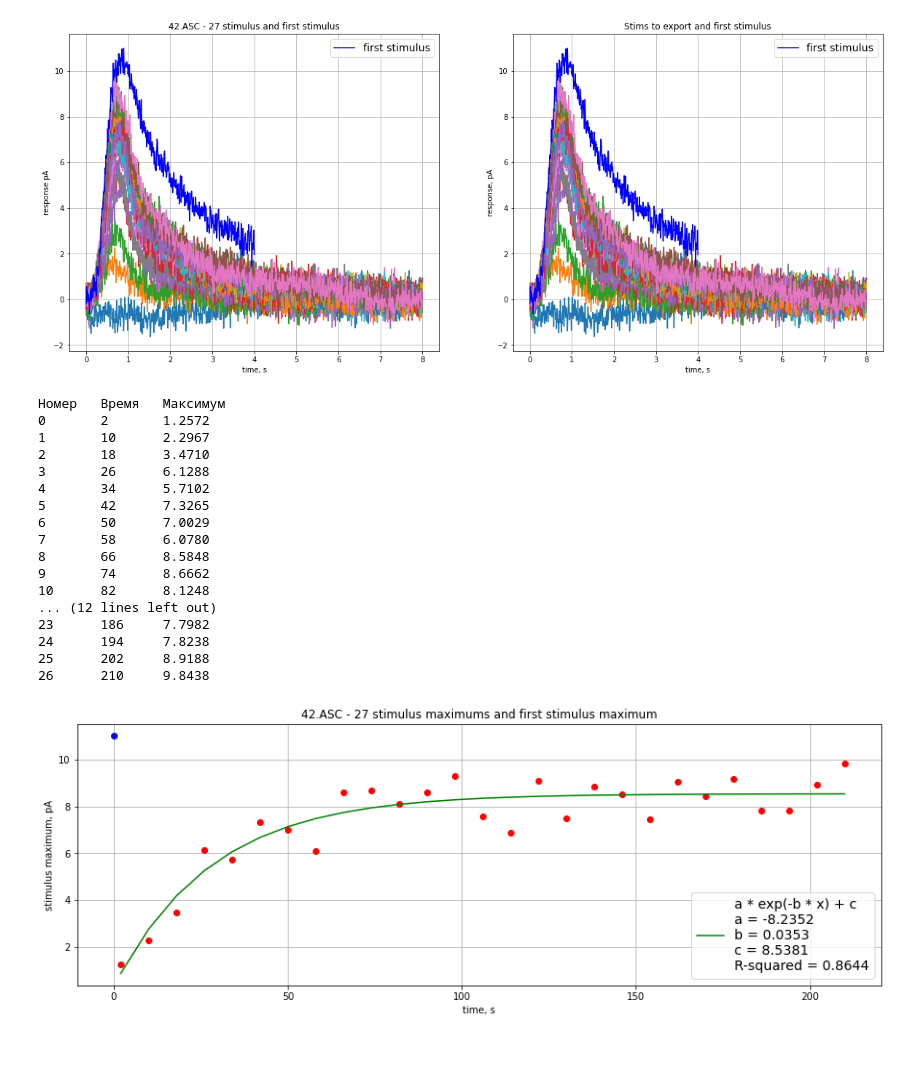
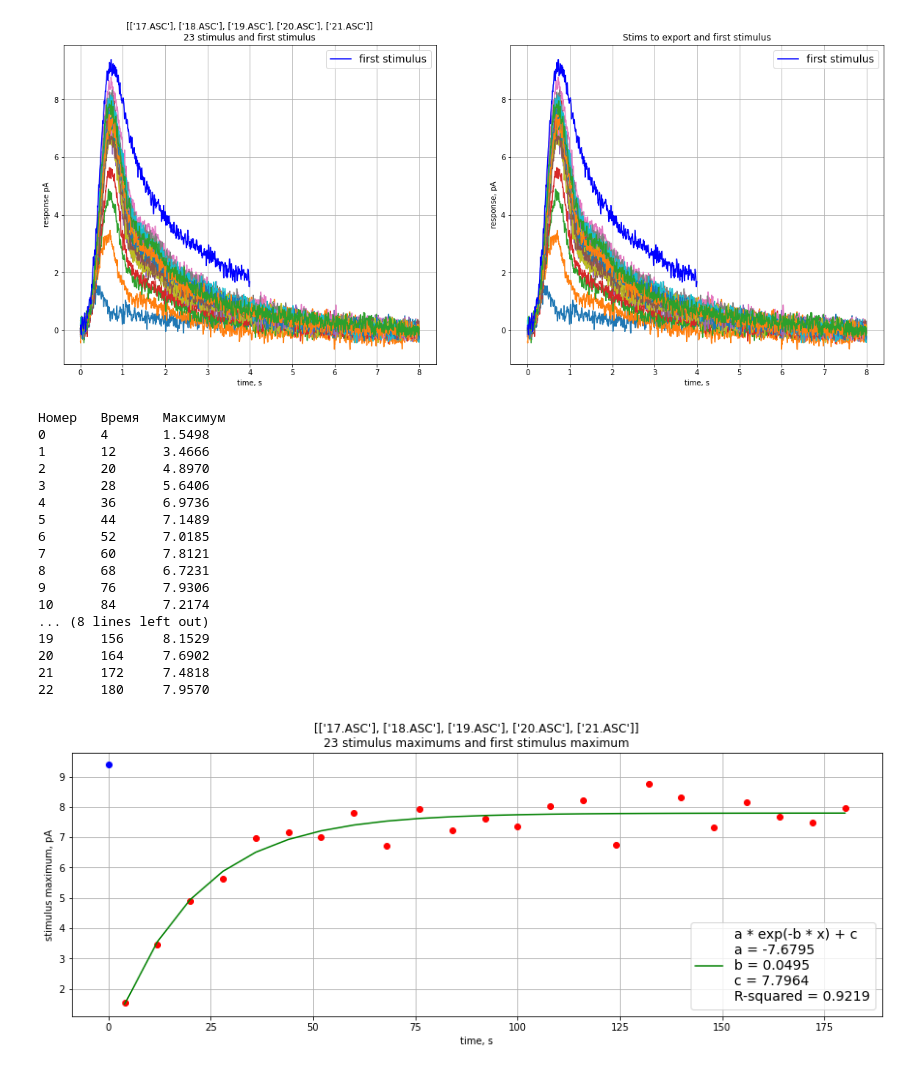
Before and after one commit to AndreiZherder/adaptation-memory, a Jupyter notebook: frog-rod.ipynb, the cells around one changed output. Drawn from its saved outputs; the diff is of its cells as text; code cells hidden in the pictures.

Commit message:
frog-rod - mean added

```diff
--- a/frog-rod.ipynb
+++ b/frog-rod.ipynb
@@ -25,21 +33,25 @@ background_end_time = background_start_time + background_duration
 # %%
 # Чтение сигнала из файла(ов)
 
-signal = []
-filesizes = [] # количество точек в файлах
-for filename in filenames:
-    with open(filedir + filename, 'r', encoding='utf-8') as file:
-        filesizes.append(0)
-        file.readline()
-        line = file.readline()
-        while line and line[0] == '"':
+signals = []
+for row in filenames:
+    signal = []
+    filesizes = [] # количество точек в файлах
+    for filename in row:
+        with open(filedir + filename, 'r', encoding='utf-8') as file:
+            filesizes.append(0)
+            file.readline()
             line = file.readline()
-        signal.append(sign * signal_scale * float('0' if line == '.\n' else line))
-        filesizes[-1] += 1
-        for line in file:
+            while line and line[0] == '"':
+                line = file.readline()
             signal.append(sign * signal_scale * float('0' if line == '.\n' else line))
             filesizes[-1] += 1
-signal = np.array(signal)
+            for line in file:
+                signal.append(sign * signal_scale * float('0' if line == '.\n' else line))
+                filesizes[-1] += 1
+    signal = np.array(signal)
+    signals.append(signal)
+signal = np.mean(signals, axis=0)
 # %%
 # Построение графика сигнала
 
@@ -179,7 +191,7 @@ ax1.plot(temp_t[:end], first_stim, 'b', label='first stimulus')
 ax1.legend(prop={"size": 14})
 ax1.set_xlabel('time, s')
 ax1.set_ylabel('response ' + signal_unit)
-ax1.set_title(f'{",".join(filenames)} - {stims_cnt} stimulus and first stimulus')
+ax1.set_title(f'{filenames}\n{stims_cnt} stimulus and first stimulus')
 ax1.grid()
 
 numbers = set()
@@ -204,7 +216,7 @@ ax2.set_ylabel('response, ' + signal_unit)
 ax2.set_title('Stims to export and first stimulus')
 ax2.grid()
 # %% [output]
-[figure, old version]
+[figure, new version]
 # %%
 # Аппроксимация максимумов стимулов экспонентой
 def func(x, a, b, c):
@@ -227,51 +239,51 @@ stims_t = np.delete(stims_t, stims_to_delete)
 # Аппроксимация
 popt = (1, 1, 1)
 try:
     popt, pcov = optimize.curve_fit(func, stims_t, stims_maximums, [-10, 0.05, 10])
 except RuntimeError:
     print('Не удалось выполнить аппроксимацию. Подберите начальные коэффициенты.')
 exp_a = popt[0]
 exp_b = popt[1]
 exp_c = popt[2]
 fit = func(stims_t, *popt)
 rvalue = stats.linregress(stims_maximums, fit).rvalue
 r_squared = rvalue ** 2
 
 # Построение графика экспоненты
 fig, ax = plt.subplots()
 ax.plot(stims_t, stims_maximums, 'ro')
 ax.plot(0, first_stim_max, 'bo')
 ax.plot(stims_t, fit, 'g', label=f'a * exp(-b * x) + c\n'
                            f'a = {exp_a:.4f}\n'
                            f'b = {exp_b:.4f}\n'
                            f'c = {exp_c:.4f}\n'
                            f'R-squared = {r_squared:.4f}')
 fig.set_figwidth(15)
 fig.set_figheight(5)
 ax.set_xlabel('time, s')
 ax.set_ylabel('stimulus maximum, ' + signal_unit)
-ax.set_title(f'{",".join(filenames)} - {stims_maximums.size} stimulus maximums and first stimulus maximum')
+ax.set_title(f'{filenames}\n{stims_maximums.size} stimulus maximums and first stimulus maximum')
 ax.legend(prop={"size": 14})
 ax.grid()
 # %% [output]
 Номер   Время   Максимум
-0       2       1.2572
-1       10      2.2967
-2       18      3.4710
-3       26      6.1288
-4       34      5.7102
-5       42      7.3265
-6       50      7.0029
-7       58      6.0780
-8       66      8.5848
-9       74      8.6662
-10      82      8.1248
-... (12 lines left out)
-23      186     7.7982
-24      194     7.8238
-25      202     8.9188
-26      210     9.8438
+0       4       1.5498
+1       12      3.4666
+2       20      4.8970
+3       28      5.6406
+4       36      6.9736
+5       44      7.1489
+6       52      7.0185
+7       60      7.8121
+8       68      6.7231
+9       76      7.9306
+10      84      7.2174
+... (8 lines left out)
+19      156     8.1529
+20      164     7.6902
+21      172     7.4818
+22      180     7.9570
-[figure, old version]
+[figure, new version]
 # %%
 # Сохранение результатов в файлы
 from pathlib import Path
```
Also changed, not shown: parts of 4 cells of this notebook.
